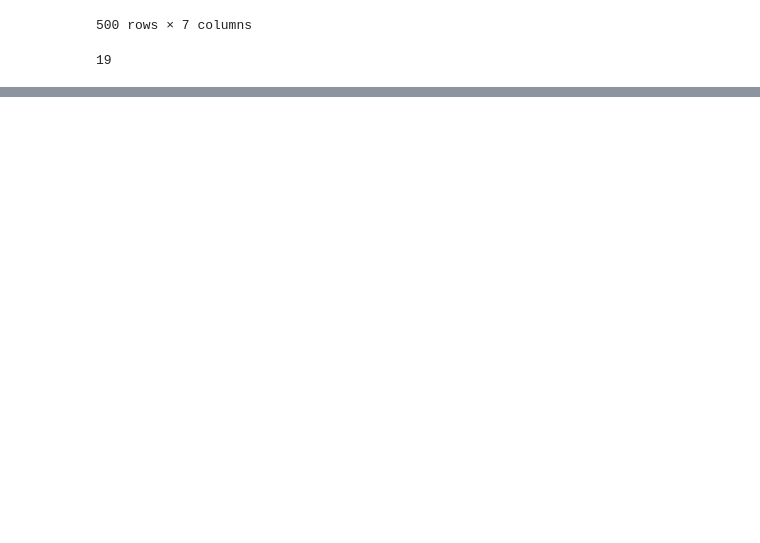
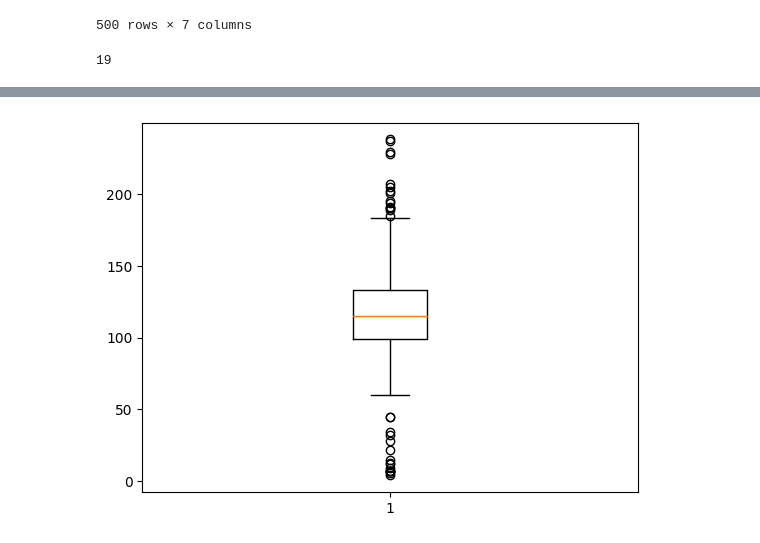
Before and after one commit to sebdanielsson/jupyter-notebooks, a Jupyter notebook: gik2km/project/scrape.ipynb, the cells around one changed output, grey strips where cells are left out. Saved outputs shown, nothing was run; the diff lists cells and outputs as text; code cells hidden in the pictures; blank space fills up the shorter version.

```diff
--- a/gik2km/project/scrape.ipynb
+++ b/gik2km/project/scrape.ipynb
@@ -258,0 +299,9 @@ plt.show()
+# %%
+import matplotlib.pyplot as plt
+
+fig, ax = plt.subplots()
+bp = ax.boxplot(df['runtime'], showfliers=True)
+
+plt.show()
+# %% [output]
+[figure, added]
```
Also changed, not shown: parts of 7 cells of this notebook.
